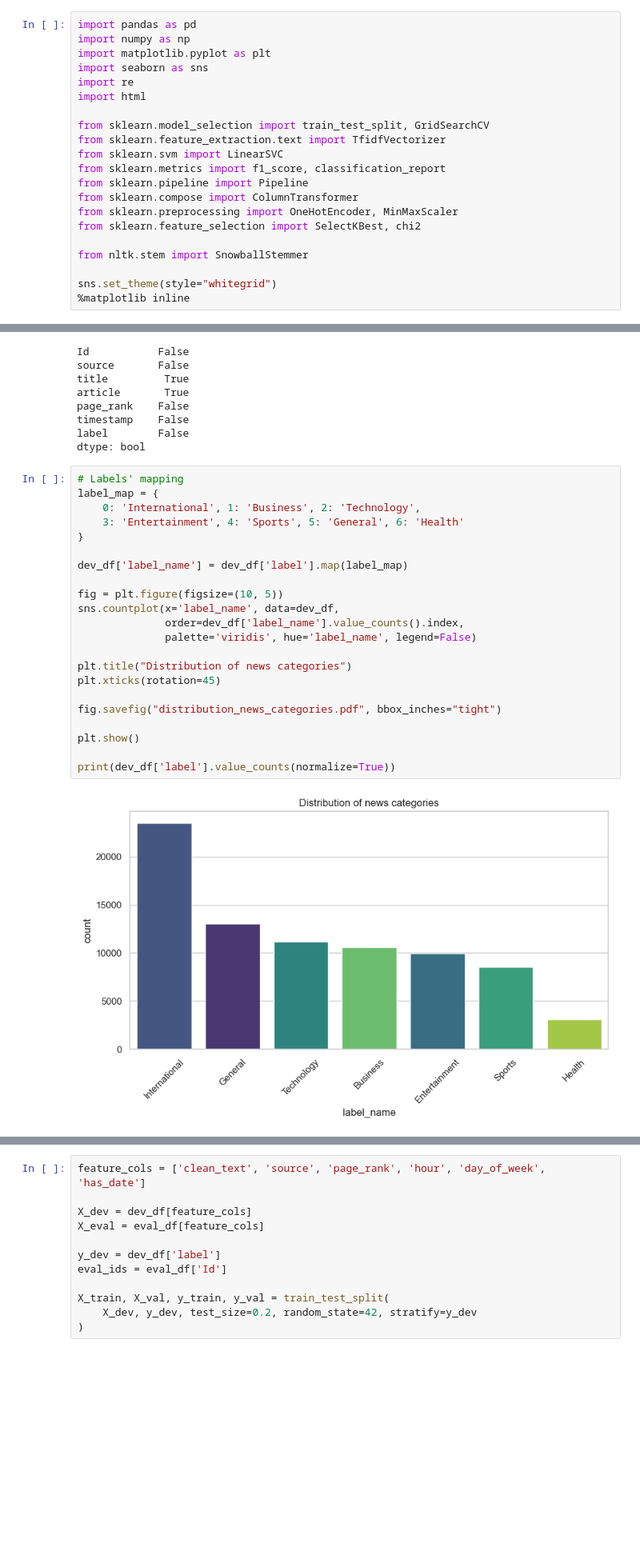
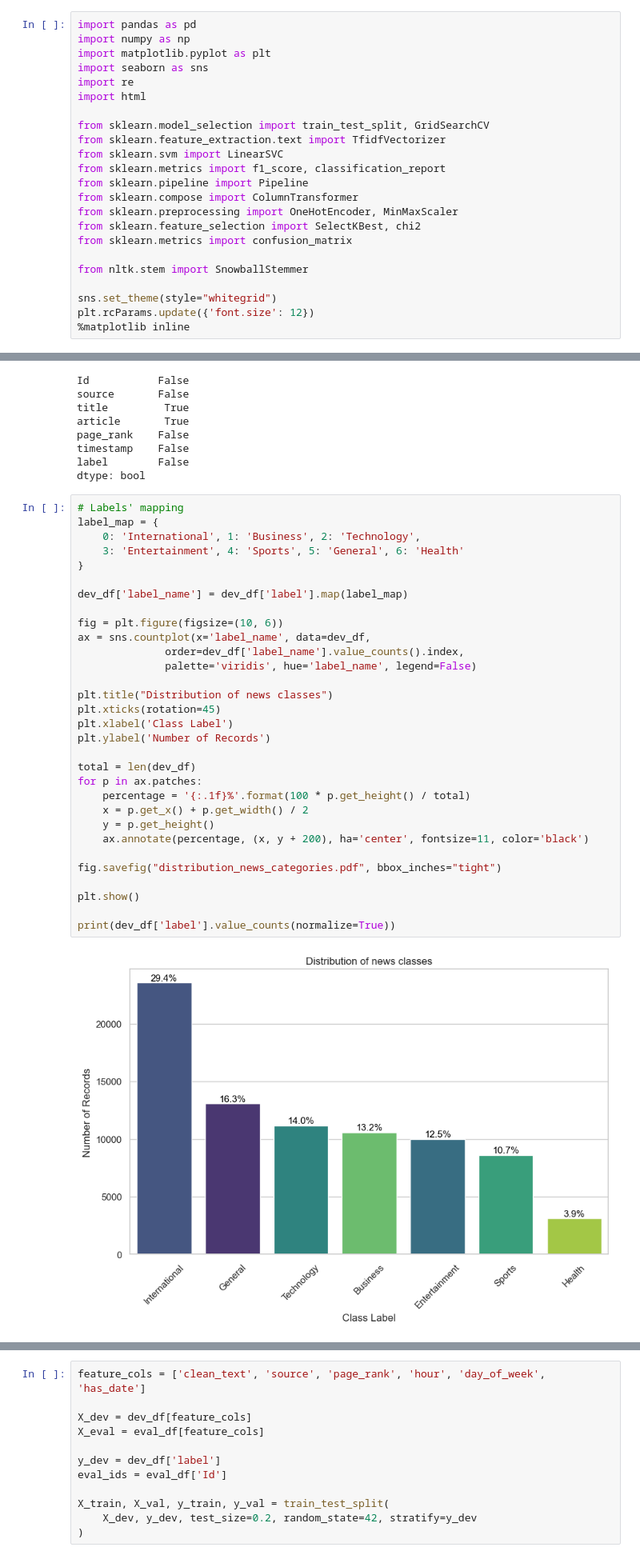
Before and after one commit to RikyPoz/DataScience_HW, a Jupyter notebook: analysis.ipynb, the cells around one changed output, grey strips where cells are left out. Shown at 80% size. Cells and saved outputs as stored; diff of their text form; blank space fills up the shorter version.

```diff
--- a/analysis.ipynb
+++ b/analysis.ipynb
@@ -14,10 +14,12 @@ from sklearn.pipeline import Pipeline
 from sklearn.compose import ColumnTransformer
 from sklearn.preprocessing import OneHotEncoder, MinMaxScaler
 from sklearn.feature_selection import SelectKBest, chi2
+from sklearn.metrics import confusion_matrix
 
 from nltk.stem import SnowballStemmer
 
 sns.set_theme(style="whitegrid")
+plt.rcParams.update({'font.size': 12})
 %matplotlib inline
 # %%
 TRAIN_FILE = 'winter_project_2026/development.csv'
@@ -66,27 +68,36 @@ dtype: bool
 # %%
 # Labels' mapping
 label_map = {
     0: 'International', 1: 'Business', 2: 'Technology',
     3: 'Entertainment', 4: 'Sports', 5: 'General', 6: 'Health'
 }
 
 dev_df['label_name'] = dev_df['label'].map(label_map)
 
-fig = plt.figure(figsize=(10, 5))
-sns.countplot(x='label_name', data=dev_df,
+fig = plt.figure(figsize=(10, 6))
+ax = sns.countplot(x='label_name', data=dev_df,
               order=dev_df['label_name'].value_counts().index,
               palette='viridis', hue='label_name', legend=False)
 
-plt.title("Distribution of news categories")
+plt.title("Distribution of news classes")
 plt.xticks(rotation=45)
+plt.xlabel('Class Label')
+plt.ylabel('Number of Records')
+
+total = len(dev_df)
+for p in ax.patches:
+    percentage = '{:.1f}%'.format(100 * p.get_height() / total)
+    x = p.get_x() + p.get_width() / 2
+    y = p.get_height()
+    ax.annotate(percentage, (x, y + 200), ha='center', fontsize=11, color='black')
 
 fig.savefig("distribution_news_categories.pdf", bbox_inches="tight")
 
 plt.show()
 
 print(dev_df['label'].value_counts(normalize=True))
 # %% [output]
-[figure, old version]
+[figure, new version]
 label
 0    0.294286
 5    0.163169
```
Also changed, not shown: parts of 8 cells of this notebook, 8 other files.
